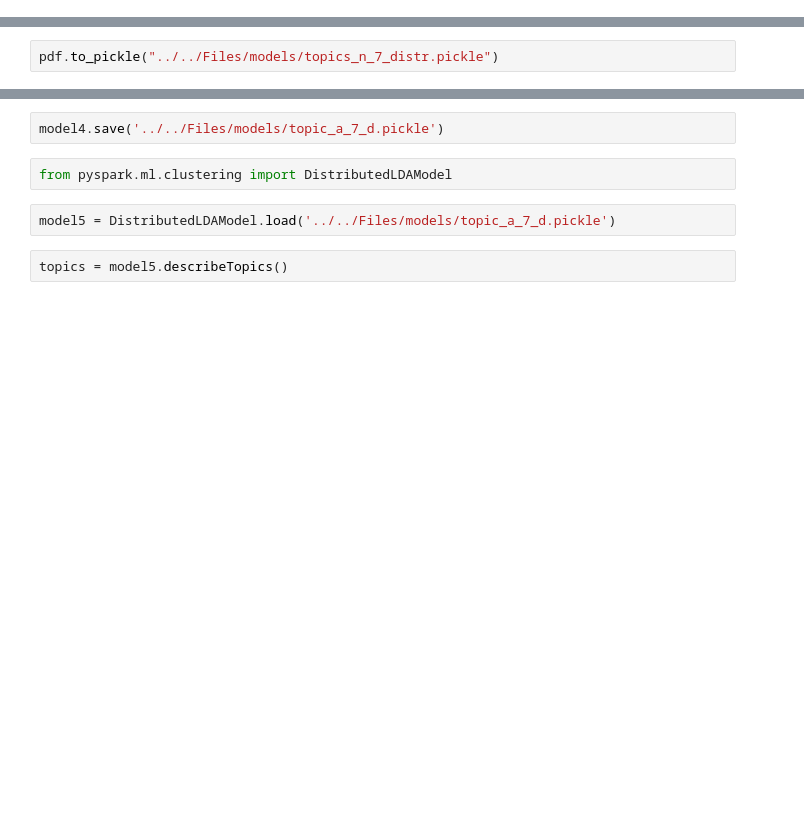
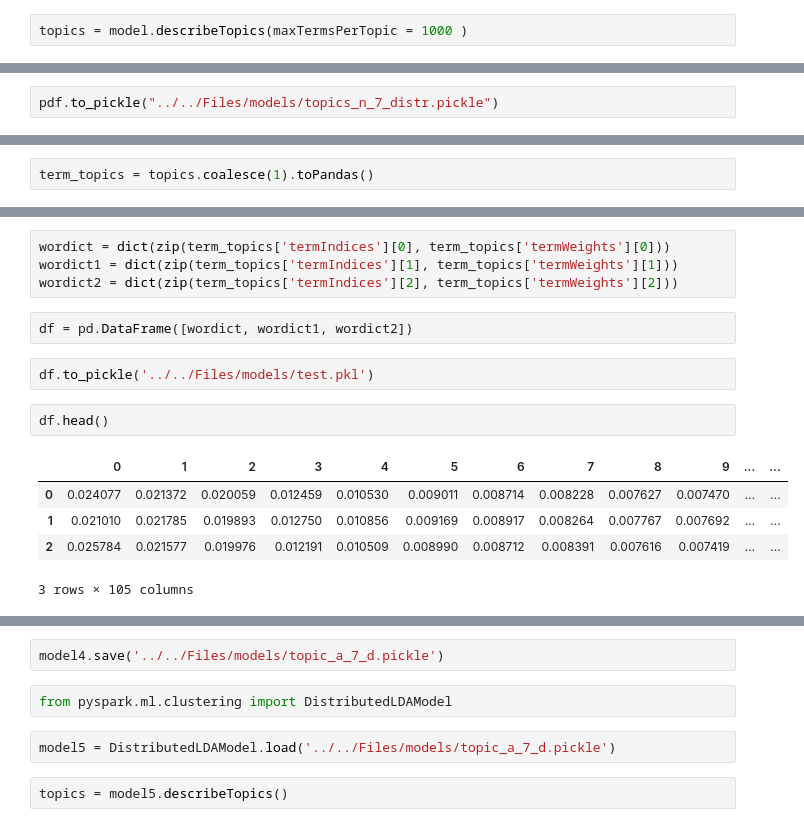
Before and after one commit to jvschlierf/networkthesis, a Jupyter notebook: analysis/topic_models.ipynb, the cells around one changed output, grey strips where cells are left out. Drawn from its saved outputs; the diff is of its cells as text; blank space fills up the shorter version.

Commit message:
ran final topic models

```diff
--- a/analysis/topic_models.ipynb
+++ b/analysis/topic_models.ipynb
@@ -120,0 +128,2 @@ The upper bound on perplexity: 6.5659815286261995
+# %%
+topics = model.describeTopics(maxTermsPerTopic = 1000 )
@@ -166 +276,3 @@ die
 *************************
+# %%
+term_topics = topics.coalesce(1).toPandas()
@@ -166,0 +298,16 @@ die
+# %%
+wordict = dict(zip(term_topics['termIndices'][0], term_topics['termWeights'][0]))
+wordict1 = dict(zip(term_topics['termIndices'][1], term_topics['termWeights'][1]))
+wordict2 = dict(zip(term_topics['termIndices'][2], term_topics['termWeights'][2]))
+# %%
+df = pd.DataFrame([wordict, wordict1, wordict2])
+# %%
+df.to_pickle('../../Files/models/test.pkl')
+# %%
+df.head()
+# %% [output]
+|  | 0 | 1 | 2 | 3 | 4 | 5 | 6 | 7 | 8 | 9 | ... | ... |
+| 0 | 0.024077 | 0.021372 | 0.020059 | 0.012459 | 0.010530 | 0.009011 | 0.008714 | 0.008228 | 0.007627 | 0.007470 | ... | ... |
+| 1 | 0.021010 | 0.021785 | 0.019893 | 0.012750 | 0.010856 | 0.009169 | 0.008917 | 0.008264 | 0.007767 | 0.007692 | ... | ... |
+| 2 | 0.025784 | 0.021577 | 0.019976 | 0.012191 | 0.010509 | 0.008990 | 0.008712 | 0.008391 | 0.007616 | 0.007419 | ... | ... |
+3 rows × 105 columns
```
Also changed, not shown: parts of 44 cells of this notebook, 2 other files.
